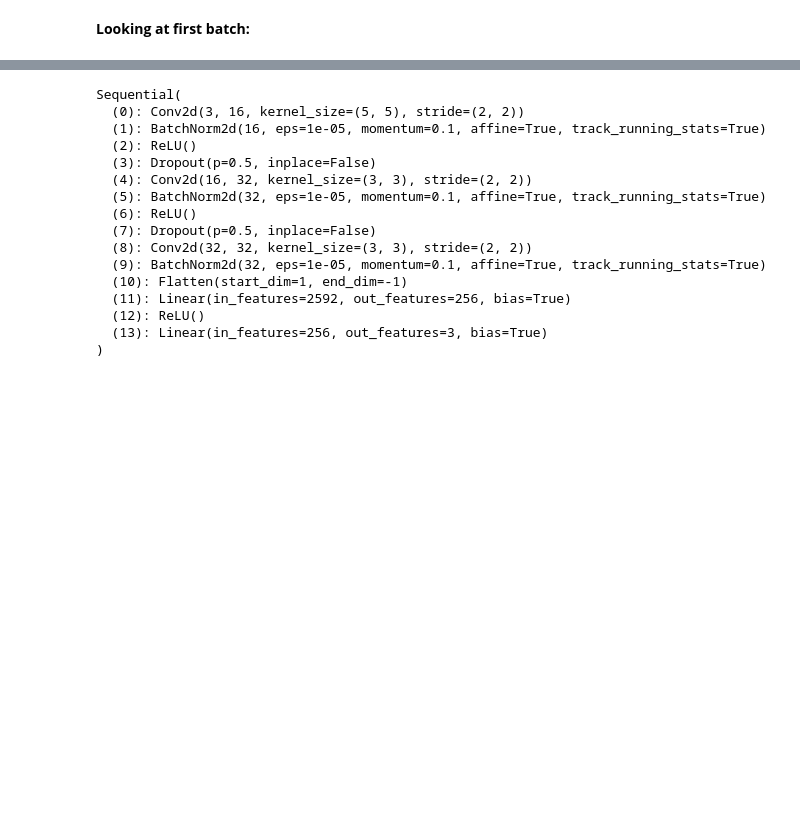
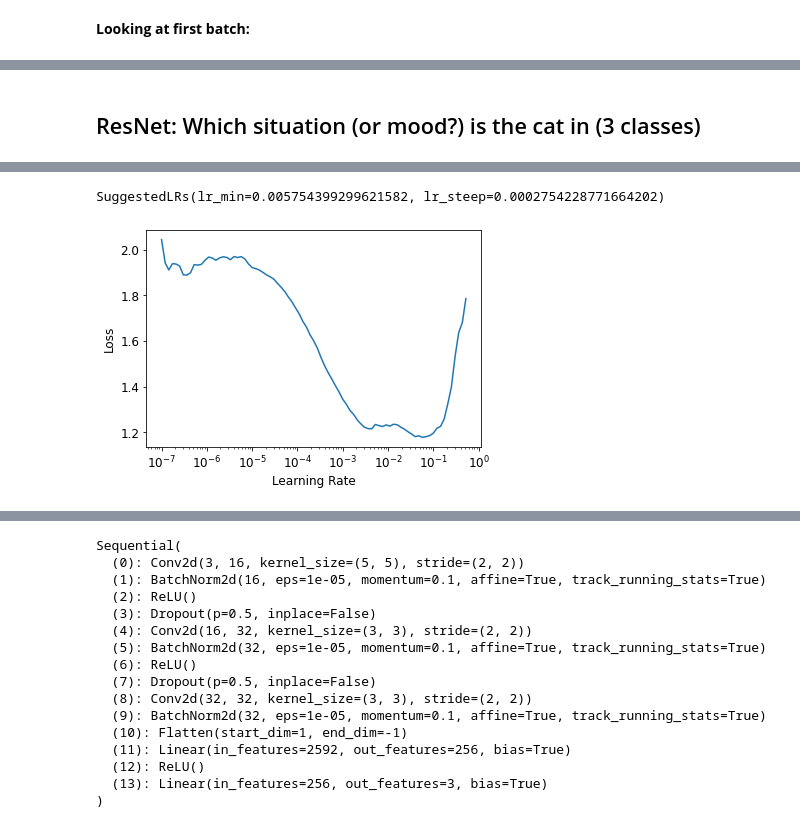
Before and after one commit to floriandotpy/data-playground, a Jupyter notebook: fastai/catmeows.ipynb, the cells around one changed output, grey strips where cells are left out. Cells and saved outputs as stored; diff of their text form; code cells hidden in the pictures; blank space fills up the shorter version.

```diff
--- a/fastai/catmeows.ipynb
+++ b/fastai/catmeows.ipynb
@@ -118,14 +129,29 @@ DataLoader:
 # %%
-label_dict = {
+
+label_dict_situation = {
     'B': 'brushing',
     'F': 'hungry',
     'I': 'discomfort'
 }
-def label_func(fname):
+def label_func_situation(fname):
     # B = brushing; F = waiting for food; I: isolation in an unfamiliar environment);
-    return label_dict[fname.name[0]]
+    return label_dict_situation[fname.name[0]]
 
-def get_dataloaders(batch_size=128):
+def label_func_gender(fname):
+    # returns M or F
+    return fname.name[11].lower()
+
+dict_breed = {'MC': "maine_coone", 'EU': 'european_shorthair'}
+def label_func_breed(fname):
+    return dict_breed[fname.name[8:10]]
+
+
+def get_dataloaders(task, batch_size=128):
+    label_func = {
+        'situation': label_func_situation,
+        'gender': label_func_gender,
+        'breed': label_func_breed
+    }[task]
 
 #     tfms = [Rotate(), Zoom(), Warp(), Brightness(), Flip(), Contrast()]
 # comp = setup_aug_tfms(tfms)
@@ -141,7 +167,7 @@ def get_dataloaders(batch_size=128):
     )
 
     return data, data.dataloaders(dataset_png, bs=batch_size)
-datablock, dls = get_dataloaders()
+datablock, dls = get_dataloaders('breed')
 # %%
 # datablock.summary(dataset_png)
 # %% [markdown]
@@ -192,0 +201,9 @@ dls.show_batch()
+# %%
+def resnet_learner(callbacks=None, task='gender'):
+    _, _dls = get_dataloaders(task)
+    return Learner(
+        _dls,
+        resnet(),
+        metrics=accuracy,
+        cbs=callbacks
+    )
@@ -192,0 +253,7 @@ dls.show_batch()
+# %% [markdown]
+## ResNet: Which situation (or mood?) is the cat in (3 classes)
+# %%
+learn_situation = resnet_learner(task='situation')
+# %%
+learn_situation.lr_find()
+# %% [output]
@@ -192,0 +261,2 @@ dls.show_batch()
+SuggestedLRs(lr_min=0.005754399299621582, lr_steep=0.0002754228771664202)
+[figure, added]
```
Also changed, not shown: parts of 37 cells of this notebook.
